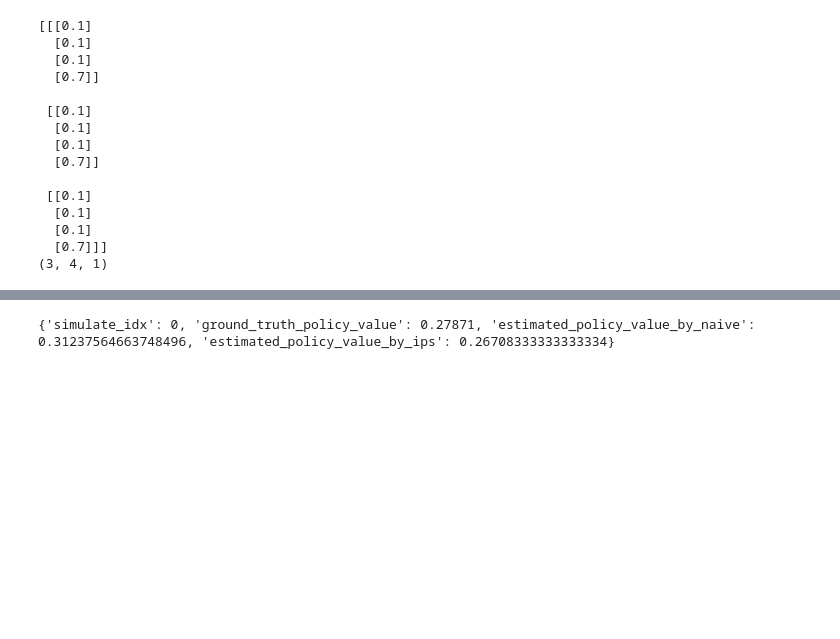
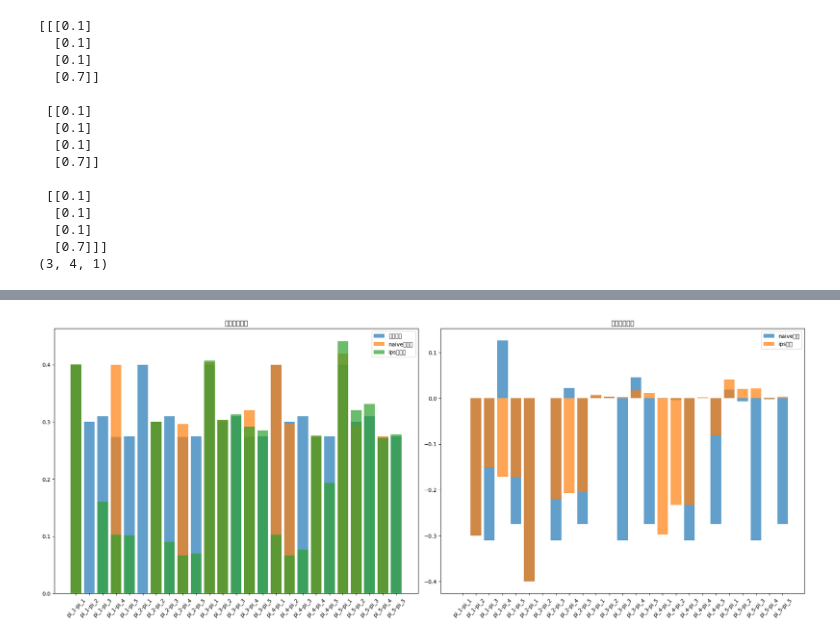
Before and after one commit to morinota/recommender-experiments, a Jupyter notebook: src/recommender_experiments/app/logging_policy_experiment/experiment.ipynb, the cells around one changed output, grey strips where cells are left out. Drawn from its saved outputs; the diff is of its cells as text; code cells hidden in the pictures; blank space fills up the shorter version.

```diff
--- a/src/recommender_experiments/app/logging_policy_experiment/experiment.ipynb
+++ b/src/recommender_experiments/app/logging_policy_experiment/experiment.ipynb
@@ -221,5 +443,48 @@ print(target_policy_name(context, action_context).shape)
+# %%
+# 結果を可視化する
+import matplotlib.pyplot as plt
+
+# X軸=方策の組み合わせ、y軸にnaive誤差とips誤差を取り、それぞれの値を棒グラフで表示
+# それぞれの値を棒グラフで表示
+
+# polars DataFrameをdictに変換してmatplotlibに渡す
+x_labels = result_df.select(["データ収集方策名", "評価方策名"]).to_numpy().tolist()
+x_labels = [
+    f"{d[0]}-{d[1]}" for d in x_labels
+]  # ラベルを "収集方策-評価方策" にまとめる
+
+# グラフ用のデータ抽出
+true_values = result_df["真の性能"].to_list()
+naive_values = result_df["naive推定値"].to_list()
+ips_values = result_df["ips推定値"].to_list()
+naive_errors = result_df["naive誤差"].to_list()
+ips_errors = result_df["ips誤差"].to_list()
+
+# グラフの描画
+fig, axes = plt.subplots(1, 2, figsize=(20, 8))
+
+# 推定値の比較
+axes[0].bar(x_labels, true_values, label="真の性能", alpha=0.7)
+axes[0].bar(x_labels, naive_values, label="naive推定値", alpha=0.7)
+axes[0].bar(x_labels, ips_values, label="ips推定値", alpha=0.7)
+axes[0].set_title("推定値の比較")
+axes[0].legend()
+axes[0].set_xticklabels(x_labels, rotation=45)
+
+# 誤差の比較
+axes[1].bar(x_labels, naive_errors, label="naive_error", alpha=0.7)
+axes[1].bar(x_labels, ips_errors, label="ips_error", alpha=0.7)
+axes[1].set_title("推定値の誤差")
+axes[1].legend()
+axes[1].set_xticklabels(x_labels, rotation=45)
+
+# グラフ表示
+plt.tight_layout()
+plt.show()
+# %% [output]
+[figure, added]
 # %%
-def run_single_simulation(
+def run_single_ope_simulation(
     simulate_idx: int,
     n_rounds: int,
     n_actions: int,
@@ -304,10 +569,10 @@ dim_context = 3
 action_context = np.random.random((n_actions, dim_context))
 reward_function = expected_reward_function
 logging_policy_function = policy_wrapper(pi_3, mode="logging_policy")
-target_policy_function = policy_wrapper(pi_4, mode="target_policy")
+target_policy_function = policy_wrapper(pi_3, mode="target_policy")
 
 # シミュレーションを実行
-result_dict = run_single_simulation(
+result_dict = run_single_ope_simulation(
     simulate_idx=simulate_idx,
     n_rounds=n_rounds,
     n_actions=n_actions,
@@ -318,5 +583,3 @@ result_dict = run_single_simulation(
     target_policy_function=target_policy_function,
 )
 print(result_dict)
-# %% [output]
-{'simulate_idx': 0, 'ground_truth_policy_value': 0.27871, 'estimated_policy_value_by_naive': 0.31237564663748496, 'estimated_policy_value_by_ips': 0.26708333333333334}
```
Also changed, not shown: parts of 6 cells of this notebook.
